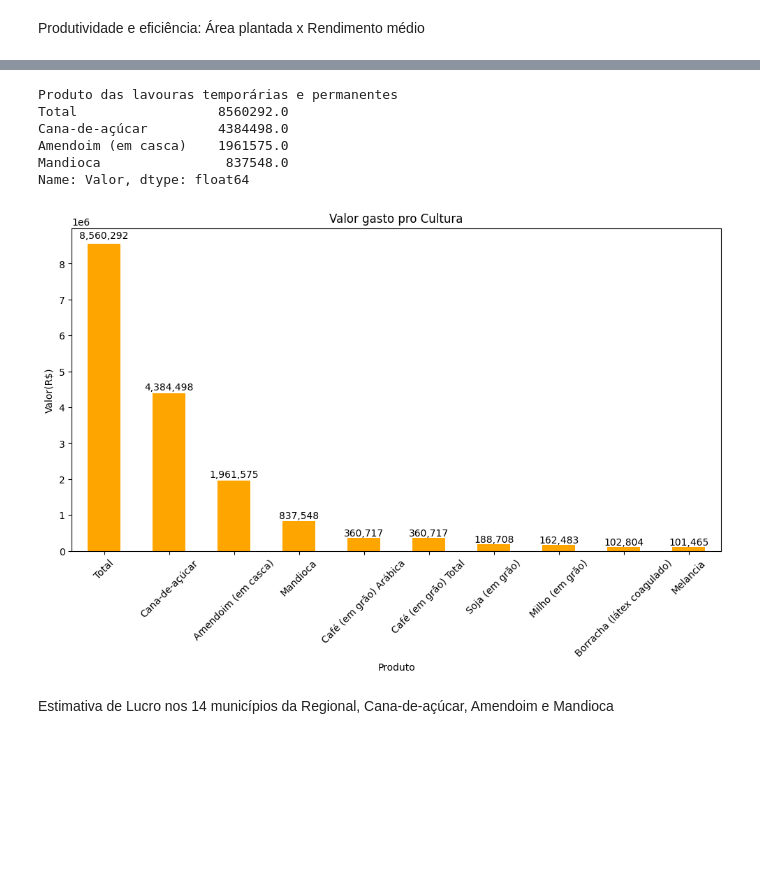
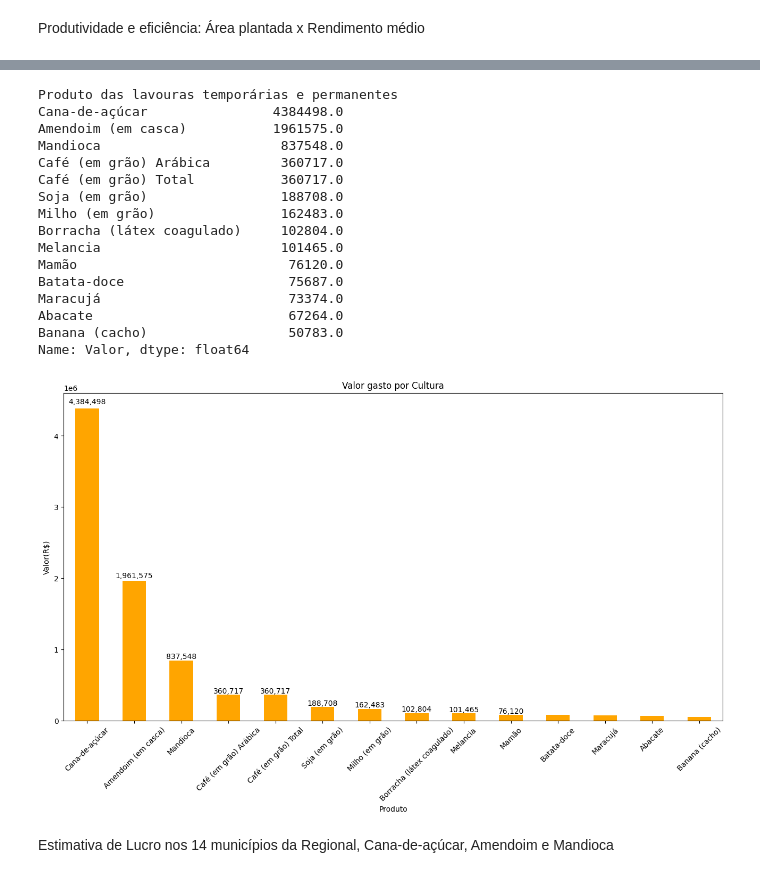
Before and after one commit to LuucasGabriel/PAM_IBGE, a Jupyter notebook: visualizando.ipynb, the cells around one changed output, grey strips where cells are left out. Drawn from its saved outputs; the diff is of its cells as text; code cells hidden in the pictures; blank space fills up the shorter version.

```diff
--- a/visualizando.ipynb
+++ b/visualizando.ipynb
@@ -239,7 +247,7 @@ df_produtividade = produtos_lavouras.pivot_table(
     values="Valor"
 ).reset_index()
 # %%
-plt.figure(figsize=(12,7))
+plt.figure(figsize=(14,10))
 
 # Tamanho e cor dos pontos
 sizes = df_produtividade["Área plantada ou destinada à colheita"] / 70 #tamanho dos pontos no grafico
@@ -272,7 +280,7 @@ for i, row in top_municipios.iterrows():
         row["Área plantada ou destinada à colheita"],
         row["Rendimento médio da produção"],
         row["Município"],
-        fontsize=8,
+        fontsize=9,
         weight="bold",
         ha="right"
     )
@@ -288,35 +296,45 @@ Valor econômico: Quais culturas tiveram um gasto maior na Regional ?
 # %%
 #Valor da produção
-valo_produzido = pam_ibge[pam_ibge["Unidade de Medida"] == "Mil Reais"]
+valo_produzido = pam_ibge[(pam_ibge["Unidade de Medida"] == "Mil Reais") & (pam_ibge["Produto das lavouras temporárias e permanentes"] != "Total")]
 prod_agrupados2 = valo_produzido.groupby("Produto das lavouras temporárias e permanentes")["Valor"].sum().sort_values(ascending=False)
-prod_agrupados2.head(4)
+prod_agrupados2.head(14)
 # %% [output]
 Produto das lavouras temporárias e permanentes
-Total                  8560292.0
-Cana-de-açúcar         4384498.0
-Amendoim (em casca)    1961575.0
-Mandioca                837548.0
+Cana-de-açúcar                4384498.0
+Amendoim (em casca)           1961575.0
+Mandioca                       837548.0
+Café (em grão) Arábica         360717.0
+Café (em grão) Total           360717.0
+Soja (em grão)                 188708.0
+Milho (em grão)                162483.0
+Borracha (látex coagulado)     102804.0
+Melancia                       101465.0
+Mamão                           76120.0
+Batata-doce                     75687.0
+Maracujá                        73374.0
+Abacate                         67264.0
+Banana (cacho)                  50783.0
 Name: Valor, dtype: float64
 # %%
 
-ax = prod_agrupados2.head(10).plot(
+ax = prod_agrupados2.head(14).plot(
     kind="bar",
-    figsize=(12,6),
+    figsize=(16,8),
     color="orange",
-    title="Valor gasto pro Cultura"
+    title="Valor gasto por Cultura"
 )
 
 plt.ylabel("Valor(R$)")
 plt.xlabel("Produto")
 plt.xticks(rotation=45)
 
 # Adicionar os valores no topo das barras
 for i, v in enumerate(prod_agrupados2.head(10)):
     ax.text(i, v + v*0.01, f"{v:,.0f}", ha='center', va='bottom')
 
 plt.show()
 # %% [output]
-[figure, old version]
+[figure, new version]
 # %% [markdown]
 Estimativa de Lucro nos 14 municípios da Regional, Cana-de-açúcar, Amendoim e Mandioca
 # %%
```
Also changed, not shown: parts of 22 cells of this notebook.
